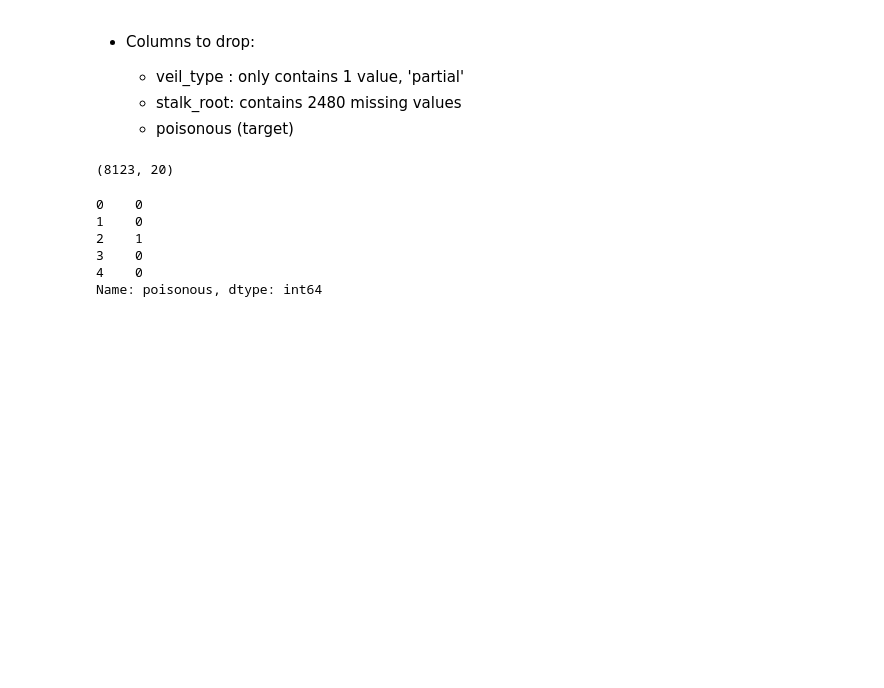
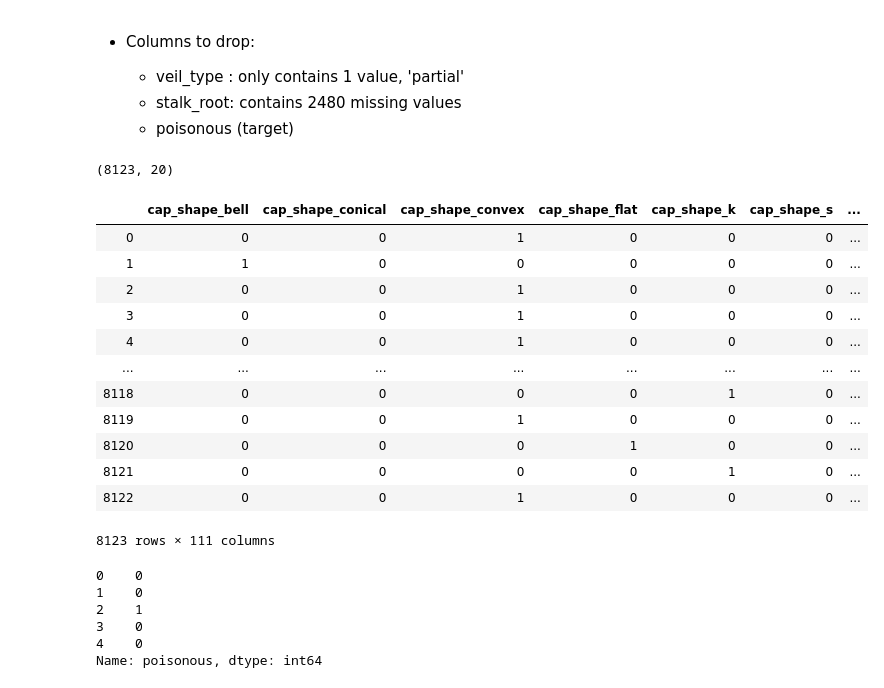
Before and after one commit to RobbieZifchak/mushroom-classification, a Jupyter notebook: mushroom_2.ipynb, the cells around one changed output. Drawn from its saved outputs; the diff is of its cells as text; code cells hidden in the pictures; blank space fills up the shorter version.

```diff
--- a/mushroom_2.ipynb
+++ b/mushroom_2.ipynb
@@ -106,6 +124,22 @@ df_dropped.shape
 (8123, 20)
 # %%
 X = pd.get_dummies(df_dropped)
+# %%
+X
+# %% [output]
+|  | cap_shape_bell | cap_shape_conical | cap_shape_convex | cap_shape_flat | cap_shape_k | cap_shape_s | ... |
+| 0 | 0 | 0 | 1 | 0 | 0 | 0 | ... |
+| 1 | 1 | 0 | 0 | 0 | 0 | 0 | ... |
+| 2 | 0 | 0 | 1 | 0 | 0 | 0 | ... |
+| 3 | 0 | 0 | 1 | 0 | 0 | 0 | ... |
+| 4 | 0 | 0 | 1 | 0 | 0 | 0 | ... |
+| ... | ... | ... | ... | ... | ... | ... | ... |
+| 8118 | 0 | 0 | 0 | 0 | 1 | 0 | ... |
+| 8119 | 0 | 0 | 1 | 0 | 0 | 0 | ... |
+| 8120 | 0 | 0 | 0 | 1 | 0 | 0 | ... |
+| 8121 | 0 | 0 | 0 | 0 | 1 | 0 | ... |
+| 8122 | 0 | 0 | 1 | 0 | 0 | 0 | ... |
+8123 rows × 111 columns
 # %%
 y = df['poisonous']
 # %%
```
Also changed, not shown: parts of 20 cells of this notebook, 2 other files.
